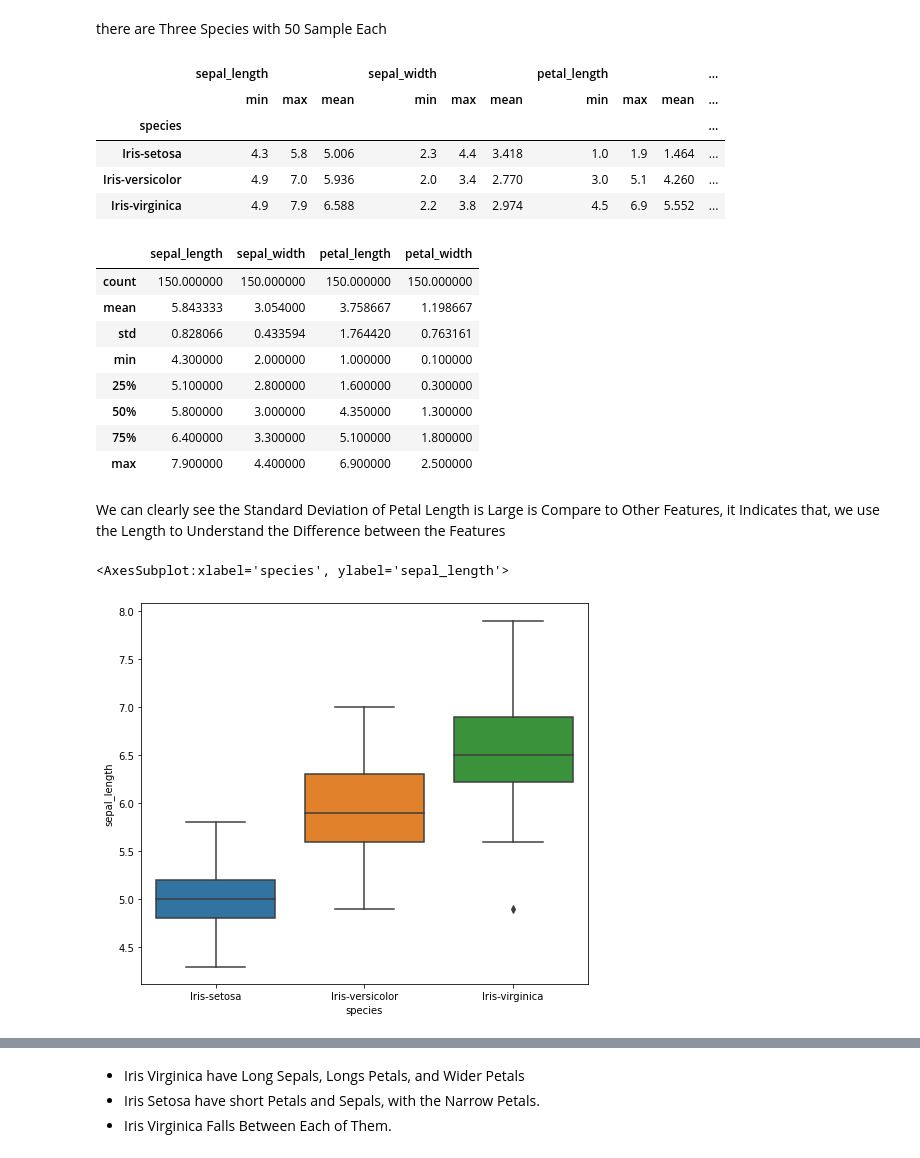
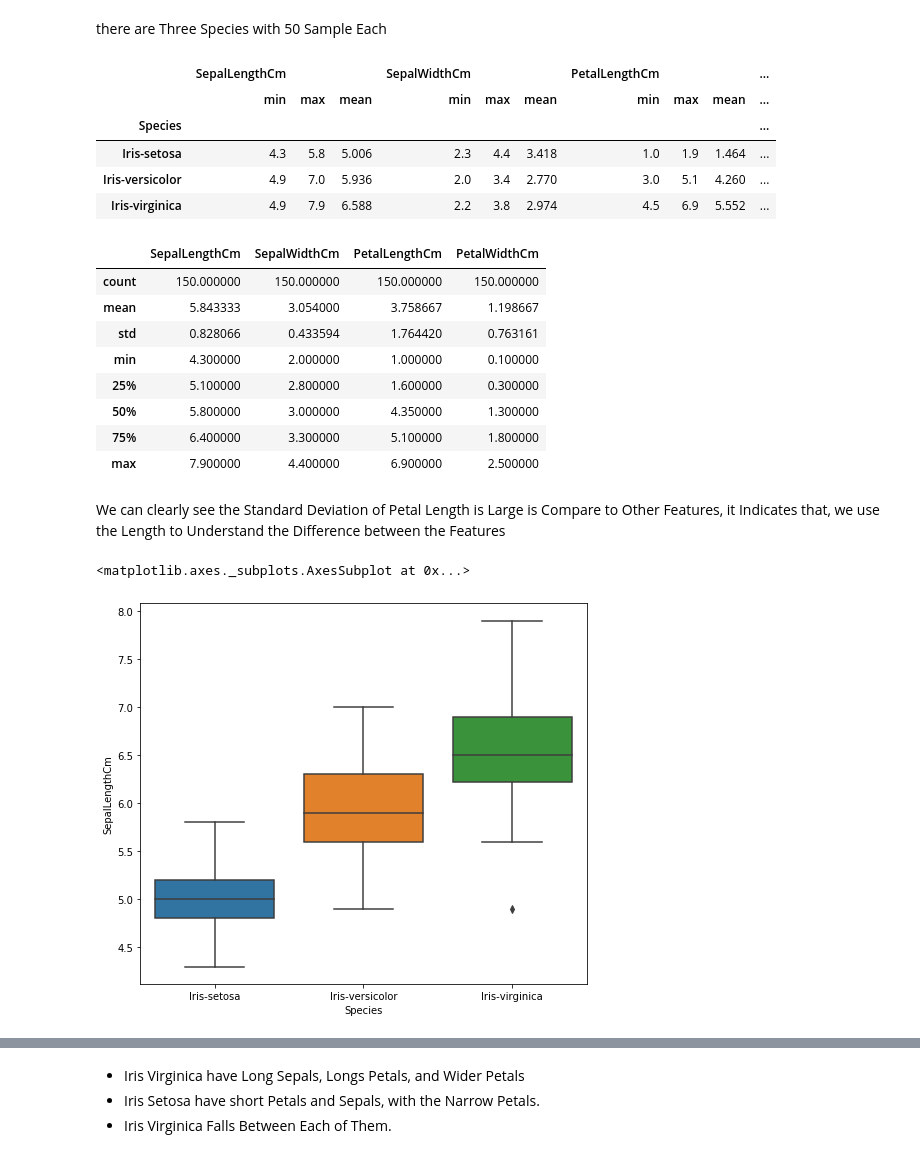
Before and after one commit to sachinmd1997/LETSGROWMORE, a Jupyter notebook: TASK1/TASK 1 LGM SACHIN M D.ipynb, the cells around one changed output, grey strips where cells are left out. Saved outputs shown, nothing was run; the diff lists cells and outputs as text; code cells hidden in the pictures.

```diff
--- a/TASK1/TASK 1 LGM SACHIN M D.ipynb
+++ b/TASK1/TASK 1 LGM SACHIN M D.ipynb
@@ -27,4 +27,4 @@ import warnings
 warnings.filterwarnings('ignore')
 %matplotlib inline
 # %%
-df = pd.read_csv('IRIS.csv')
+df = pd.read_csv('Iris.csv',index_col='Id')
@@ -55,18 +65,18 @@ sns.countplot(df.species)
 # %% [markdown]
 there are Three Species with 50 Sample Each
 # %%
-df.groupby('species').agg(['min','max','mean'])
+df.groupby('Species').agg(['min','max','mean'])
 # %% [output]
-|  | sepal_length |  |  | sepal_width |  |  | petal_length |  |  | ... |
+|  | SepalLengthCm |  |  | SepalWidthCm |  |  | PetalLengthCm |  |  | ... |
 |  | min | max | mean | min | max | mean | min | max | mean | ... |
-| species |  |  |  |  |  |  |  |  |  | ... |
+| Species |  |  |  |  |  |  |  |  |  | ... |
 | Iris-setosa | 4.3 | 5.8 | 5.006 | 2.3 | 4.4 | 3.418 | 1.0 | 1.9 | 1.464 | ... |
 | Iris-versicolor | 4.9 | 7.0 | 5.936 | 2.0 | 3.4 | 2.770 | 3.0 | 5.1 | 4.260 | ... |
 | Iris-virginica | 4.9 | 7.9 | 6.588 | 2.2 | 3.8 | 2.974 | 4.5 | 6.9 | 5.552 | ... |
 # %%
 df.describe()
 # %% [output]
-|  | sepal_length | sepal_width | petal_length | petal_width |
+|  | SepalLengthCm | SepalWidthCm | PetalLengthCm | PetalWidthCm |
 | count | 150.000000 | 150.000000 | 150.000000 | 150.000000 |
 | mean | 5.843333 | 3.054000 | 3.758667 | 1.198667 |
 | std | 0.828066 | 0.433594 | 1.764420 | 0.763161 |
@@ -79,9 +89,9 @@ df.describe()
 We can clearly see the Standard Deviation of Petal Length is Large is Compare to Other Features, it Indicates that, we use the Length to Understand the Difference between the Features
 # %%
 plt.figure(figsize=(8,7))
-sns.boxplot('species','sepal_length',data=df)
+sns.boxplot('Species','SepalLengthCm',data=df)
 # %% [output]
-<AxesSubplot:xlabel='species', ylabel='sepal_length'>
+<matplotlib.axes._subplots.AxesSubplot at 0x...>
-[figure, old version]
+[figure, new version]
 # %%
 plt.figure(figsize=(8,7))
```
Also changed, not shown: parts of 58 cells of this notebook.
